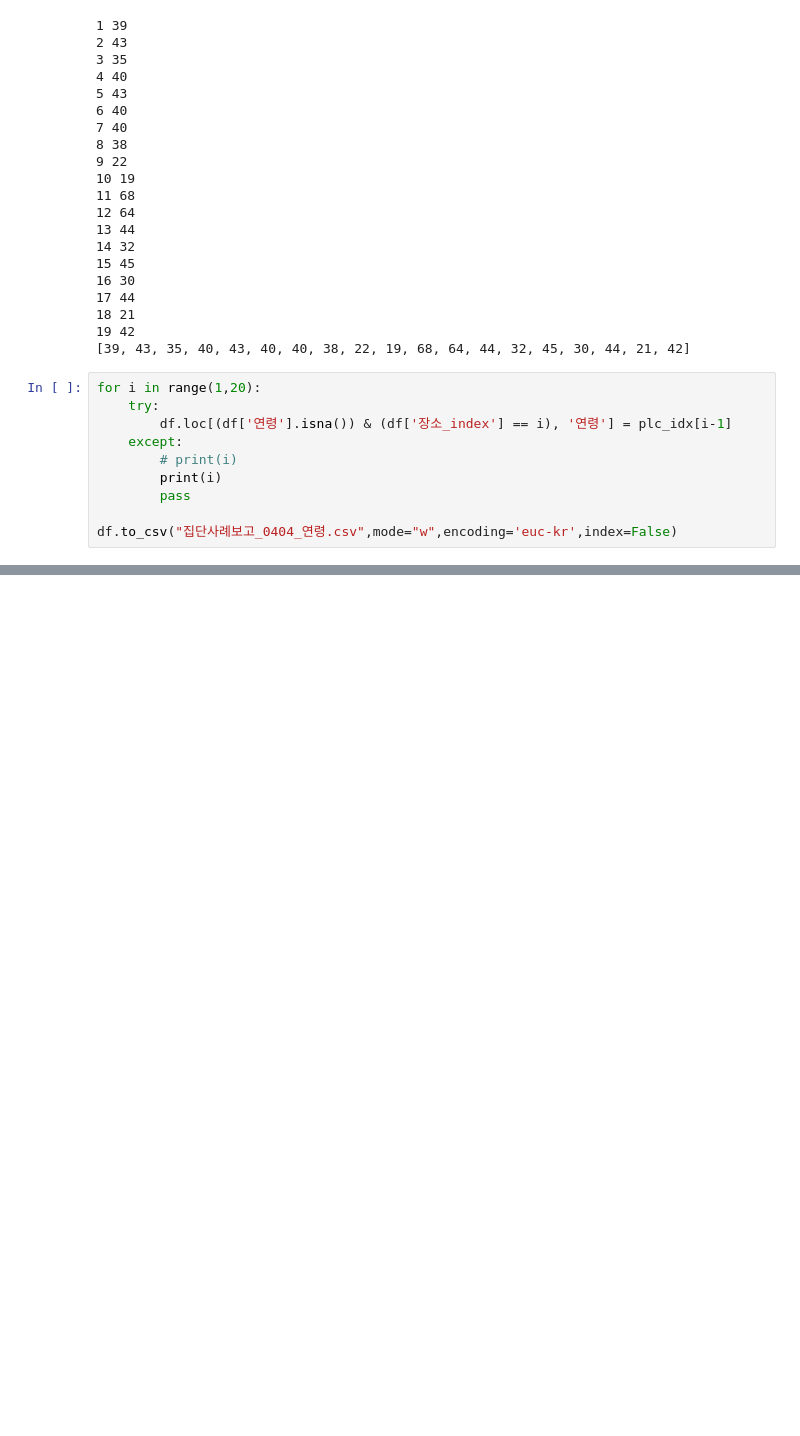
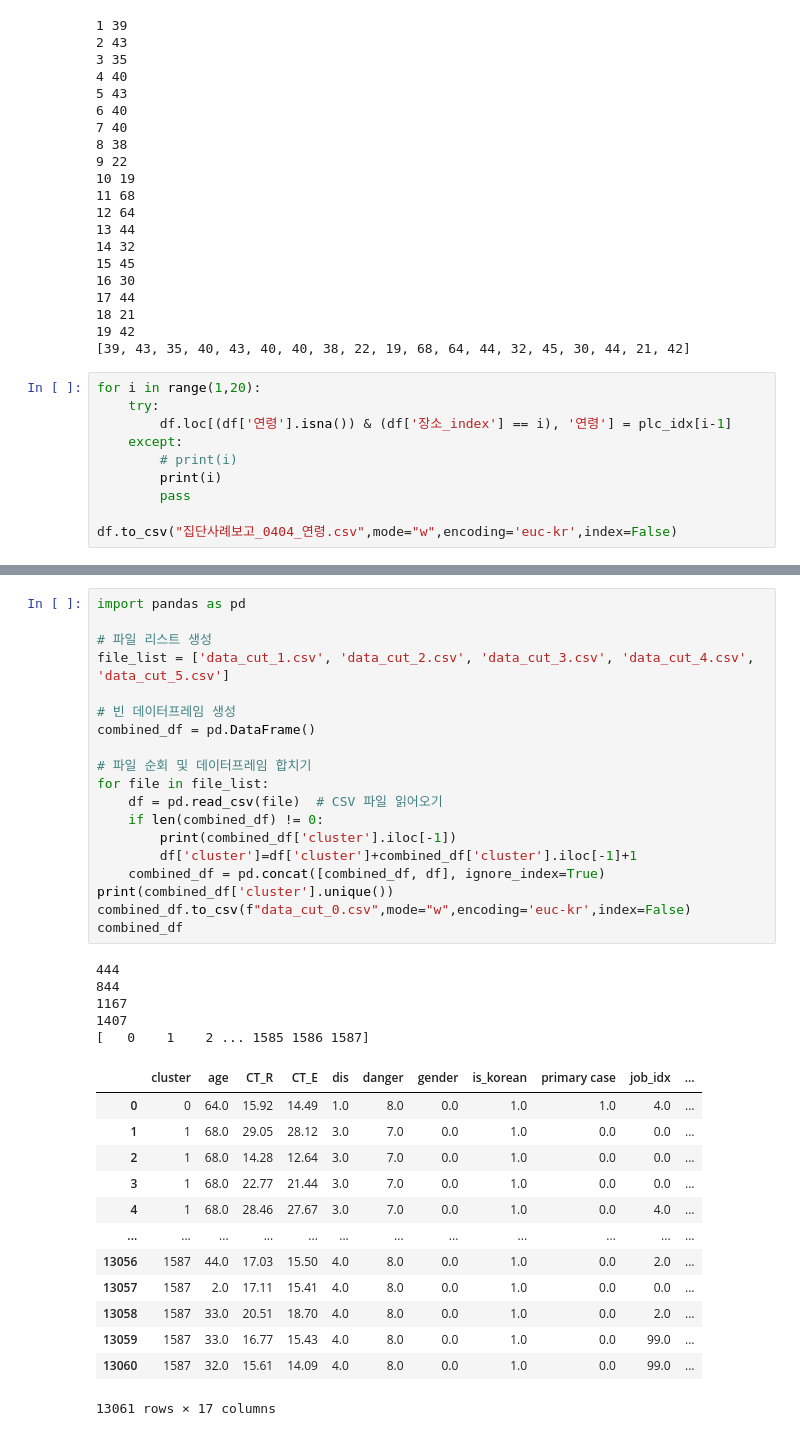
Before and after one commit to bubble3jh/cluster-regression, a Jupyter notebook: data/data_mod.ipynb, the cells around one changed output, grey strips where cells are left out. Cells and saved outputs as stored; diff of their text form; blank space fills up the shorter version.

```diff
--- a/data/data_mod.ipynb
+++ b/data/data_mod.ipynb
@@ -567,0 +619,38 @@ df.to_csv("집단사례보고_0404_연령.csv",mode="w",encoding='euc-kr',index=
+# %%
+import pandas as pd
+
+# 파일 리스트 생성
+file_list = ['data_cut_1.csv', 'data_cut_2.csv', 'data_cut_3.csv', 'data_cut_4.csv', 'data_cut_5.csv']
+
+# 빈 데이터프레임 생성
+combined_df = pd.DataFrame()
+
+# 파일 순회 및 데이터프레임 합치기
+for file in file_list:
+    df = pd.read_csv(file)  # CSV 파일 읽어오기
+    if len(combined_df) != 0:
+        print(combined_df['cluster'].iloc[-1])
+        df['cluster']=df['cluster']+combined_df['cluster'].iloc[-1]+1
+    combined_df = pd.concat([combined_df, df], ignore_index=True)
+print(combined_df['cluster'].unique())
+combined_df.to_csv(f"data_cut_0.csv",mode="w",encoding='euc-kr',index=False)
+combined_df
+# %% [output]
+444
+844
+1167
+1407
+[   0    1    2 ... 1585 1586 1587]
+|  | cluster | age | CT_R | CT_E | dis | danger | gender | is_korean | primary case | job_idx | ... |
+| 0 | 0 | 64.0 | 15.92 | 14.49 | 1.0 | 8.0 | 0.0 | 1.0 | 1.0 | 4.0 | ... |
+| 1 | 1 | 68.0 | 29.05 | 28.12 | 3.0 | 7.0 | 0.0 | 1.0 | 0.0 | 0.0 | ... |
+| 2 | 1 | 68.0 | 14.28 | 12.64 | 3.0 | 7.0 | 0.0 | 1.0 | 0.0 | 0.0 | ... |
+| 3 | 1 | 68.0 | 22.77 | 21.44 | 3.0 | 7.0 | 0.0 | 1.0 | 0.0 | 0.0 | ... |
+| 4 | 1 | 68.0 | 28.46 | 27.67 | 3.0 | 7.0 | 0.0 | 1.0 | 0.0 | 4.0 | ... |
+| ... | ... | ... | ... | ... | ... | ... | ... | ... | ... | ... | ... |
+| 13056 | 1587 | 44.0 | 17.03 | 15.50 | 4.0 | 8.0 | 0.0 | 1.0 | 0.0 | 2.0 | ... |
+| 13057 | 1587 | 2.0 | 17.11 | 15.41 | 4.0 | 8.0 | 0.0 | 1.0 | 0.0 | 0.0 | ... |
+| 13058 | 1587 | 33.0 | 20.51 | 18.70 | 4.0 | 8.0 | 0.0 | 1.0 | 0.0 | 2.0 | ... |
+| 13059 | 1587 | 33.0 | 16.77 | 15.43 | 4.0 | 8.0 | 0.0 | 1.0 | 0.0 | 99.0 | ... |
+| 13060 | 1587 | 32.0 | 15.61 | 14.09 | 4.0 | 8.0 | 0.0 | 1.0 | 0.0 | 99.0 | ... |
+13061 rows × 17 columns
```
Also changed, not shown: parts of 3 cells of this notebook, 14 other files.
